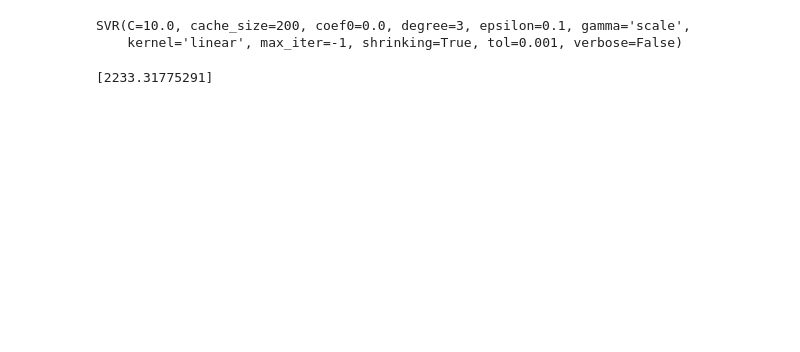
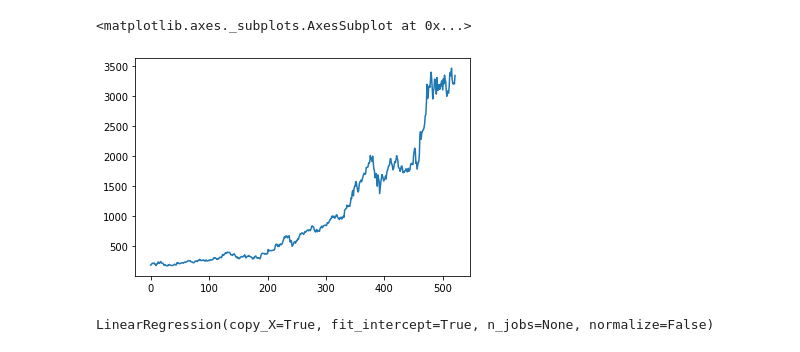
Before and after one commit to saurabh289/FAC_Stock-price-prediction, a Jupyter notebook: FAC_Assignment_1.ipynb, the cells around one changed output. Cells and saved outputs as stored; diff of their text form; code cells hidden in the pictures; blank space fills up the shorter version.

```diff
--- a/FAC_Assignment_1.ipynb
+++ b/FAC_Assignment_1.ipynb
@@ -49,12 +39,8 @@ for d in yt:
-# %%
-lin_model = SVR(kernel='linear', C=10.0)
-#Training the model
-lin_model.fit(x, y)
-# %% [output]
-SVR(C=10.0, cache_size=200, coef0=0.0, degree=3, epsilon=0.1, gamma='scale',
-    kernel='linear', max_iter=-1, shrinking=True, tol=0.001, verbose=False)
-# %%
-t = [[523]]
-print(lin_model.predict(t))
-# %% [output]
-[2233.31775291]
+# %%
+# n = len(data)
+data['Date'] = pd.to_datetime(data.Date)
+# %%
+data['Adj Close'].plot()
+# %% [output]
+<matplotlib.axes._subplots.AxesSubplot at 0x...>
+[figure, added]
@@ -60,0 +57,5 @@ print(lin_model.predict(t))
+# %%
+lin_model = LinearRegression()
+lin_model.fit(Xtr,Ytr)
+# %% [output]
+LinearRegression(copy_X=True, fit_intercept=True, n_jobs=None, normalize=False)
```
Also changed, not shown: parts of 26 cells of this notebook.
